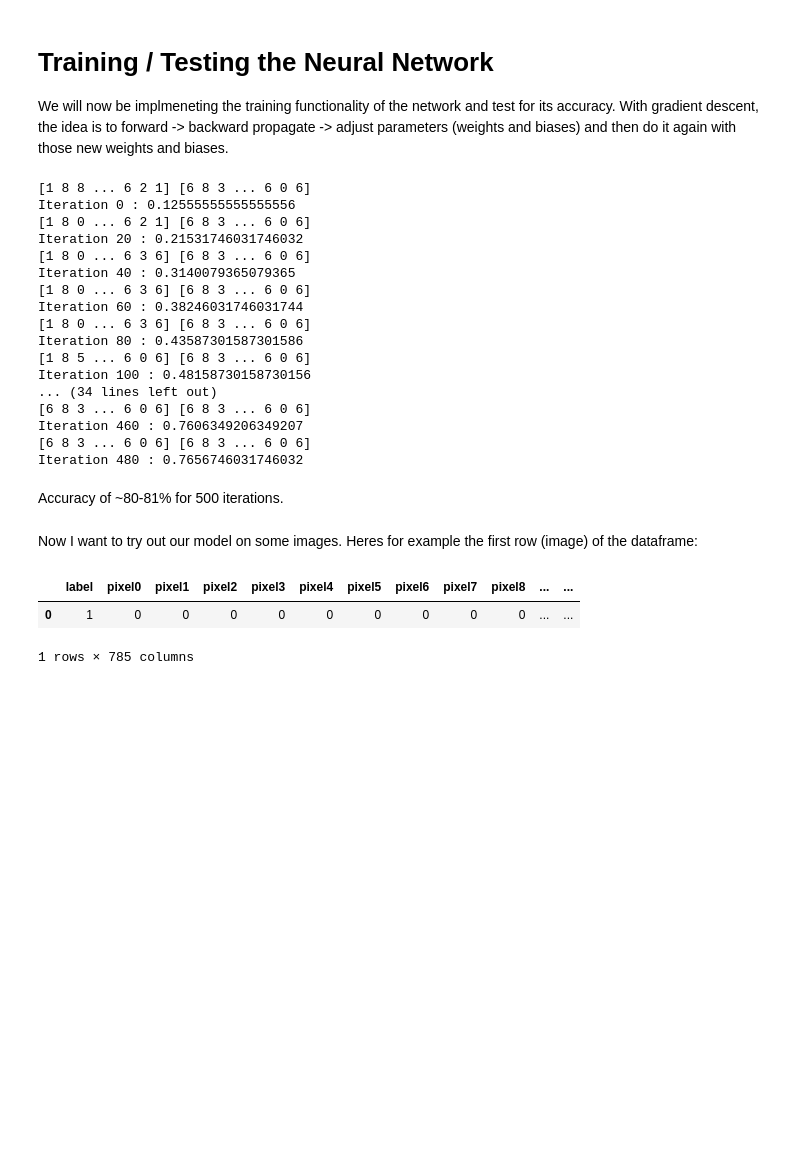
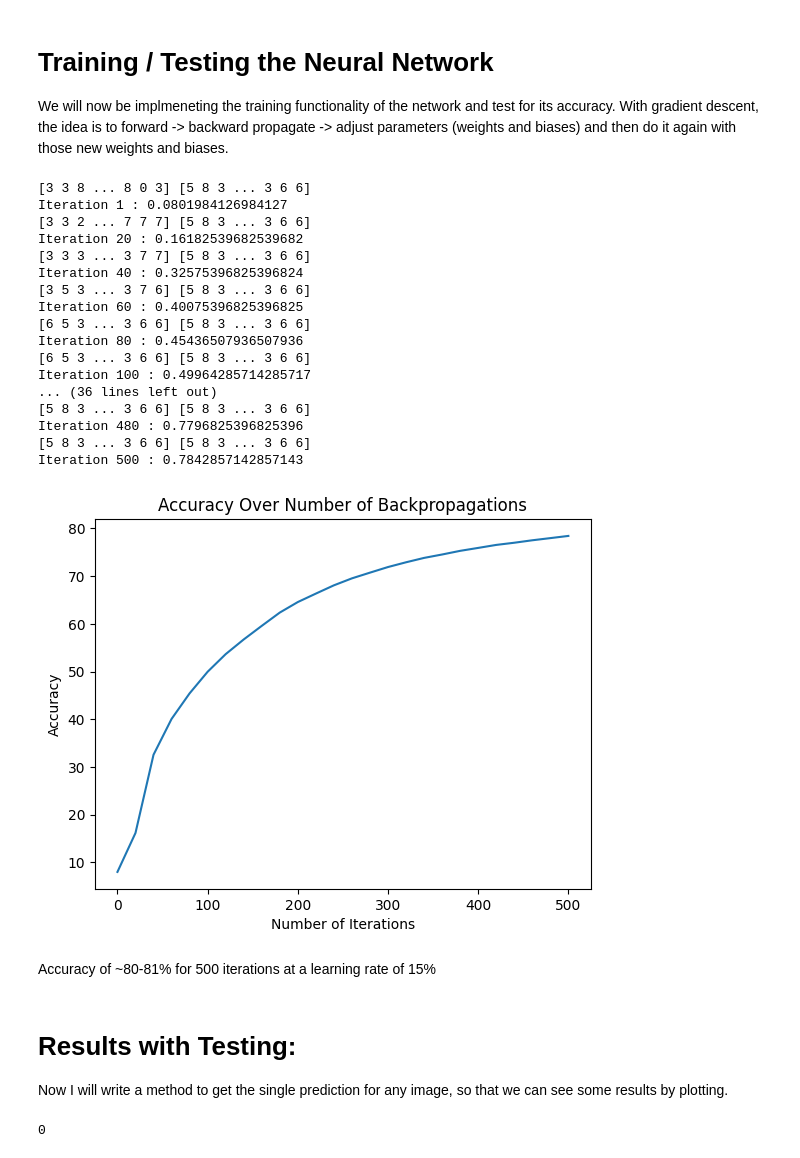
Before and after one commit to Etqiu/ScratchNeuralNetwork, a Jupyter notebook: making-a-neural-network.ipynb, the cells around one changed output. Saved outputs shown, nothing was run; the diff lists cells and outputs as text; code cells hidden in the pictures; blank space fills up the shorter version.

```diff
--- a/making-a-neural-network.ipynb
+++ b/making-a-neural-network.ipynb
@@ -259,57 +268,73 @@ We will now be implmeneting the training functionality of the network and test f
 # %%
 def get_predictions(A2):
     return np.argmax(A2, axis = 0)
     # argmax for a 10 x m matrix (A2, result of SoftMax)
     # this converts our Softmax probability distribution into predictions
     # using axis 0, we look at the maximum of each column and return the **INDEX**, which is 0 based.
 
 def accuracy(predictions, Y):
     print(predictions, Y)
     return np.sum(predictions == Y) / Y.size
     # thank you Data 8 for encoding this formula into my head
 
 def train_gradient_descent(X, Y, alpha, iterations):
     W1, b1, W2, b2 = init_parameters()
+    accuracy_arr = []
     #print("init: ", W1, b1, W2, b2)
-    for i in range(iterations):
+    for i in range(1, iterations+1):
         Z1, A1, Z2, A2 = forward_propagation(W1, b1, W2, b2, X)
         #print("forward: ", Z1, A1, Z2, A2) *testing
         #print(A2.shape)
         dW1, db1, dW2, db2  = back_propagation(Z1, A1, Z2, A2, W2, X, Y)
         #print("back: ", dW1, db1, dW2, db2)
         W1, b1, W2, b2 = adjust_parameters(W1, b1, W2, b2, dW1, db1, dW2, db2, alpha)
         #print("adj: ", W1, b1, W2, b2)
-        if i % 20 == 0:
+
+        if i % 20 == 0 or i == 1:
             predictions = get_predictions(A2)
-            print(f"Iteration {i} : {accuracy(predictions, Y)}")
-    return W1, b1, W2, b2
+            acc = accuracy(predictions, Y)
+            print(f"Iteration {i} : {acc}")
+            accuracy_arr.append(acc)
 
-W1, b1, W2, b2 = train_gradient_descent(x_train, y_train, 0.1, 500)
+    # plot accuracy over iterations
+    plt.plot(np.arange(0,iterations + 1, 20), np.array(accuracy_arr) * 100)
+    plt.xlabel("Number of Iterations")
+    plt.ylabel("Accuracy")
+    plt.title("Accuracy Over Number of Backpropagations")
+    return W1, b1, W2, b2,
+
+W1, b1, W2, b2 = train_gradient_descent(x_train, y_train, 0.15, 500)
 # %% [output]
-[1 8 8 ... 6 2 1] [6 8 3 ... 6 0 6]
-Iteration 0 : 0.12555555555555556
-[1 8 0 ... 6 2 1] [6 8 3 ... 6 0 6]
-Iteration 20 : 0.21531746031746032
-[1 8 0 ... 6 3 6] [6 8 3 ... 6 0 6]
-Iteration 40 : 0.3140079365079365
-[1 8 0 ... 6 3 6] [6 8 3 ... 6 0 6]
-Iteration 60 : 0.38246031746031744
-[1 8 0 ... 6 3 6] [6 8 3 ... 6 0 6]
-Iteration 80 : 0.43587301587301586
-[1 8 5 ... 6 0 6] [6 8 3 ... 6 0 6]
-Iteration 100 : 0.48158730158730156
-... (34 lines left out)
-[6 8 3 ... 6 0 6] [6 8 3 ... 6 0 6]
-Iteration 460 : 0.7606349206349207
-[6 8 3 ... 6 0 6] [6 8 3 ... 6 0 6]
-Iteration 480 : 0.7656746031746032
+[3 3 8 ... 8 0 3] [5 8 3 ... 3 6 6]
+Iteration 1 : 0.0801984126984127
+[3 3 2 ... 7 7 7] [5 8 3 ... 3 6 6]
+Iteration 20 : 0.16182539682539682
+[3 3 3 ... 3 7 7] [5 8 3 ... 3 6 6]
+Iteration 40 : 0.32575396825396824
+[3 5 3 ... 3 7 6] [5 8 3 ... 3 6 6]
+Iteration 60 : 0.40075396825396825
+[6 5 3 ... 3 6 6] [5 8 3 ... 3 6 6]
+Iteration 80 : 0.45436507936507936
+[6 5 3 ... 3 6 6] [5 8 3 ... 3 6 6]
+Iteration 100 : 0.49964285714285717
+... (36 lines left out)
+[5 8 3 ... 3 6 6] [5 8 3 ... 3 6 6]
+Iteration 480 : 0.7796825396825396
+[5 8 3 ... 3 6 6] [5 8 3 ... 3 6 6]
+Iteration 500 : 0.7842857142857143
+[figure, added]
 # %% [markdown]
-Accuracy of ~80-81% for 500 iterations.
+Accuracy of ~80-81% for 500 iterations at a learning rate of 15%
-# %% [markdown]
-Now I want to try out our model on some images. Heres for example the first row (image) of the dataframe:
-# %%
-df.iloc[[0], :]
-# %% [output]
-|  | label | pixel0 | pixel1 | pixel2 | pixel3 | pixel4 | pixel5 | pixel6 | pixel7 | pixel8 | ... | ... |
-| 0 | 1 | 0 | 0 | 0 | 0 | 0 | 0 | 0 | 0 | 0 | ... | ... |
-1 rows × 785 columns
+# %% [markdown]
+# Results with Testing:
+Now I will write a method to get the single prediction for any image, so that we can see some results by plotting.
+# %%
+def get_single_prediction(W1, b1, W2, b2, X, index):
+    _, _, _, A2 = forward_propagation(W1, b1, W2, b2, X)
+    predictions = get_predictions(A2)
+    # print(predictions)
+    return predictions[index]
+p = get_single_prediction(W1, b1, W2, b2, x_test, 0) # this should return 5 as the predicted value
+p
+# %% [output]
+0
```
Also changed, not shown: parts of 13 cells of this notebook.
